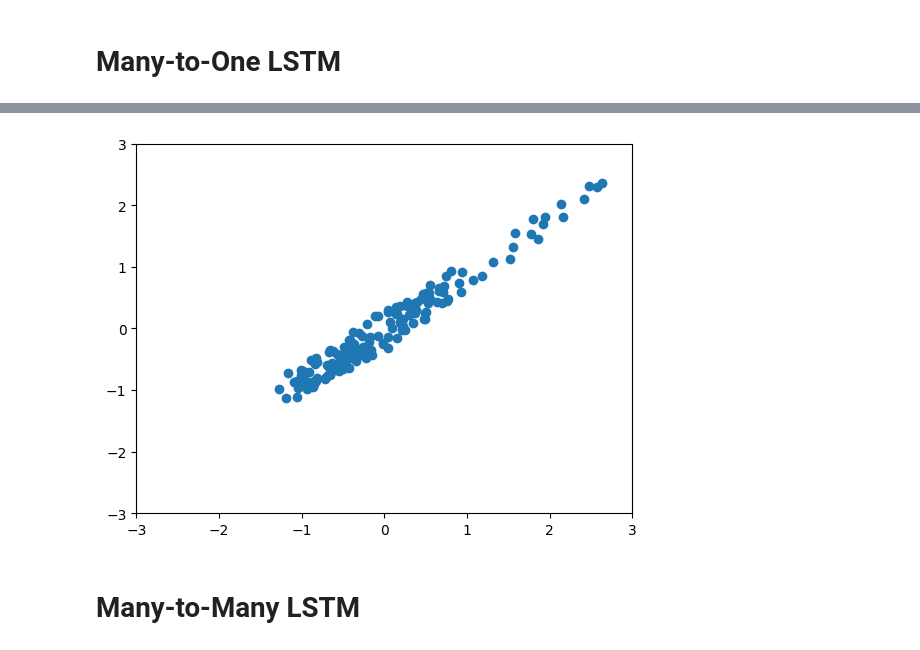
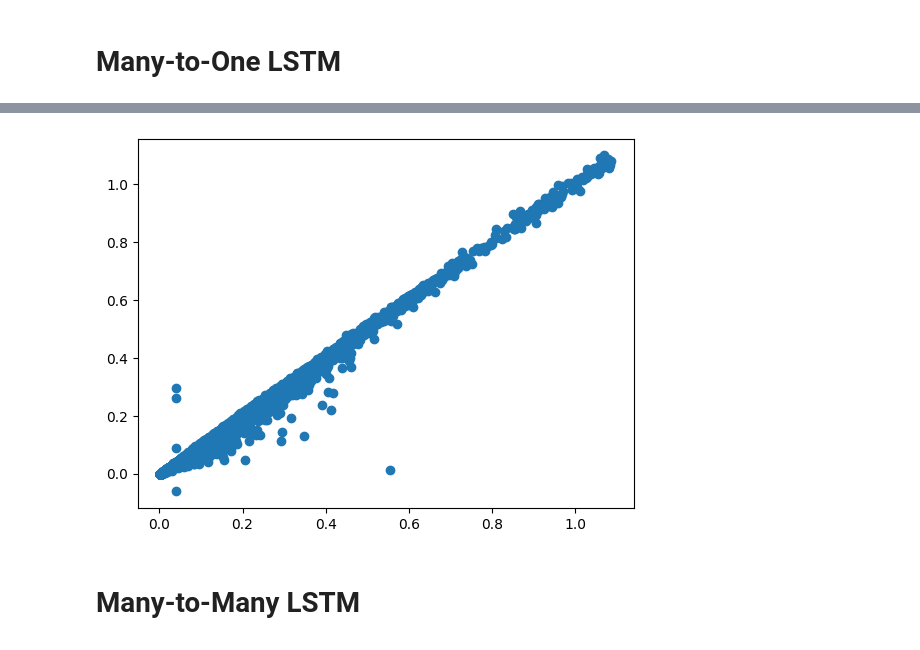
Before and after one commit to BrendanGramp/UMDAOSC650, a Jupyter notebook: AOSC650RNN.ipynb, the cells around one changed output, grey strips where cells are left out. Saved outputs shown, nothing was run; the diff lists cells and outputs as text; code cells hidden in the pictures.

```diff
--- a/AOSC650RNN.ipynb
+++ b/AOSC650RNN.ipynb
@@ -76,8 +160,8 @@ testsds = dataset[dataset["YR"]>2010]
 # grab anoms columns (ONI) and reset index
 # reshape to be (samples, features)
 # number of features here is just 1 (ONI)
-trainds = trainds.reset_index(drop=True)["ANOM"].values.reshape(-1, 1)
-testsds = testsds.reset_index(drop=True)["ANOM"].values.reshape(-1, 1)
+trainds = trainds.reset_index(drop=True)["106409_00065"].values.reshape(-1, 1)
+testsds = testsds.reset_index(drop=True)["106409_00065"].values.reshape(-1, 1)
 # %%
 # checking shapes -- make sure (samples, features)
 print(trainds.shape, testsds.shape)
@@ -99,7 +183,7 @@ testsds_scaled = sc.transform(testsds)
 # data = np.array([[i] for i in range(50)])
 
 # here goes our training data
-data = trainds_scaled
+data = trainds
 
 # the shape of your target is your prediction shape (e.g., here we make it 1)
 target = data
@@ -113,7 +197,7 @@ data_gen = TimeseriesGenerator(data,
                                target,
                                length=n_input,
                                sampling_rate=1,
-                               batch_size=16, # you can try different batch sizes
+                               batch_size=1000, # you can try different batch sizes
                                shuffle=True)
 # %%
 # check shapes
@@ -138,10 +222,10 @@ print(x.shape, y.shape)
 regressor = Sequential()
 
 # LSTM; input shape is 1 (for one time step at a time) and n_features which is also 1 for our toy example
-regressor.add(keras.layers.Input(shape=(1, n_features), batch_size=16))
+regressor.add(keras.layers.Input(shape=(1, n_features), batch_size=1000))
 
 # don't return sequence; just the last output of the input sequence
-regressor.add(LSTM(units=50, return_sequences=False))
+regressor.add(LSTM(units=100, return_sequences=False))
 
 # one neuron for output prediction
 regressor.add(Dense(1))
@@ -170,5 +254,5 @@ Non-trainable params: 0 (0.00 Byte)
 _________________________________________________________________
 # %%
 # train the lstm!
-regressor.fit(data_gen, epochs=20)
+regressor.fit(data_gen, validation_split=0.1, epochs=5, shuffle=True)
 # %% [output]
@@ -228,14 +295,14 @@ print(oni_predictions.shape, y.shape)
 # %%
 # how did we do!?
 plt.scatter(
-    sc.inverse_transform(y).reshape(-1),
-    sc.inverse_transform(oni_predictions).reshape(-1)
+    y,
+    oni_predictions
     )
-plt.xlim([-3,3])
-plt.ylim([-3,3])
+#plt.xlim([-3,3])
+#plt.ylim([-3,3])
 plt.show()
 # %% [output]
-[figure, old version]
+[figure, new version]
 # %% [markdown]
 # Many-to-Many LSTM
 # %%
```
Also changed, not shown: parts of 30 cells of this notebook.
